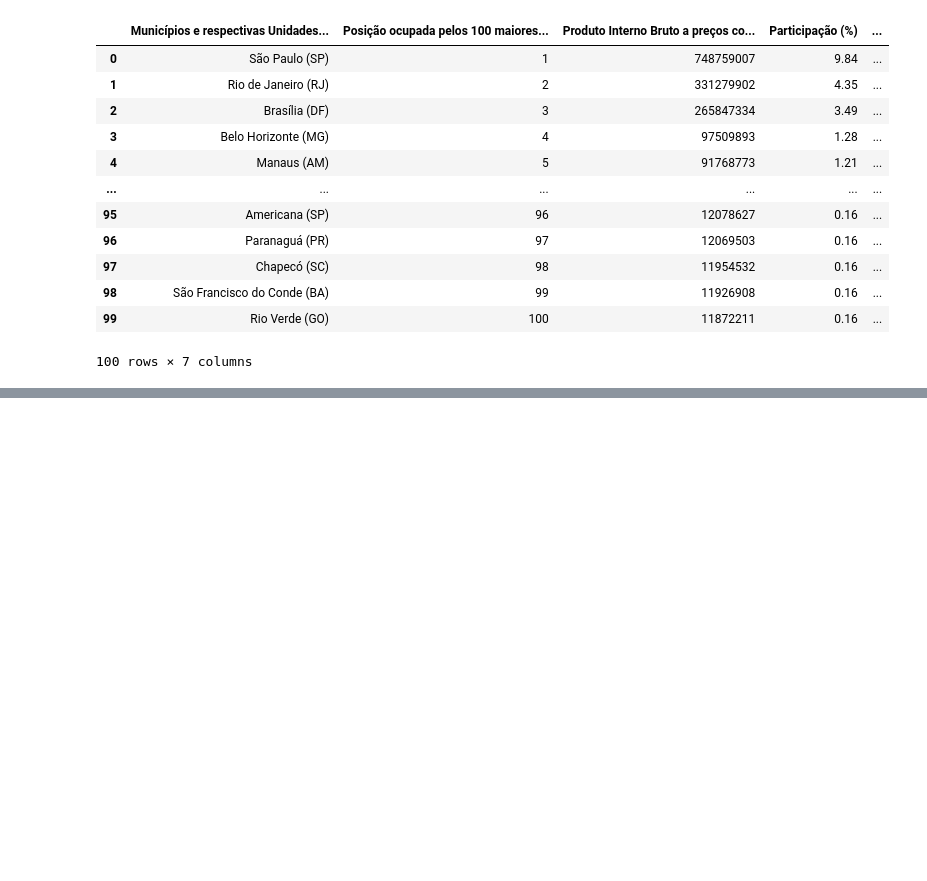
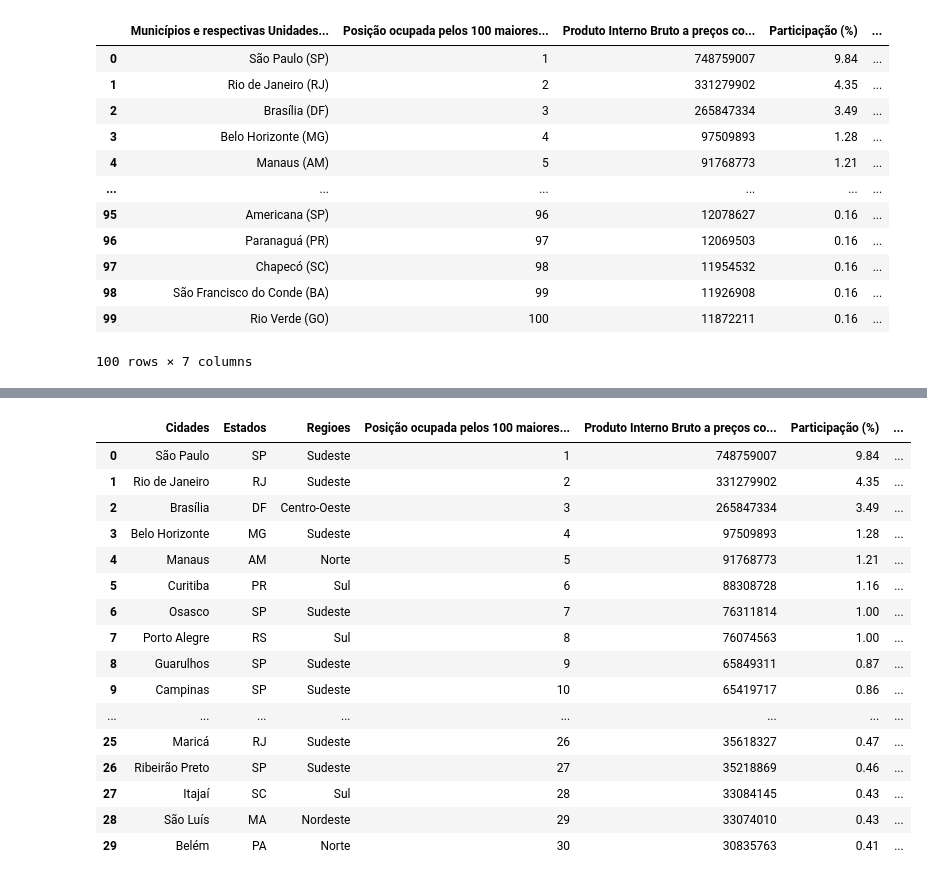
Before and after one commit to RenanVanbasten/EDA-PIB-Municipios-Brasil, a Jupyter notebook: notebooks/eda_pib_municipios.ipynb, the cells around one changed output, grey strips where cells are left out. Saved outputs shown, nothing was run; the diff lists cells and outputs as text; code cells hidden in the pictures; blank space fills up the shorter version.

```diff
--- a/notebooks/eda_pib_municipios.ipynb
+++ b/notebooks/eda_pib_municipios.ipynb
@@ -104,6 +106,20 @@ df
 | 98 | São Francisco do Conde (BA) | 99 | 11926908 | 0.16 | ... |
 | 99 | Rio Verde (GO) | 100 | 11872211 | 0.16 | ... |
 100 rows × 7 columns
+# %%
+# Criando uma coluna para a região do estado.
+
+regioes = {
+    'Norte': ['AC', 'AP', 'AM', 'PA', 'RO', 'RR', 'TO'],
+    'Nordeste': ['AL', 'BA', 'CE', 'MA', 'PB', 'PE', 'PI', 'RN', 'SE'],
+    'Centro-Oeste': ['DF', 'GO', 'MT', 'MS'],
+    'Sudeste': ['ES', 'MG', 'RJ', 'SP'],
+    'Sul': ['PR', 'RS', 'SC']
+}
+
+estado_para_regiao = {estado: regiao for regiao, estados in regioes.items() for estado in estados}
+
+df['Regioes'] = df['Estados'].map(estado_para_regiao)
 # %%
 df.columns
 # %% [output]
@@ -114,9 +131,11 @@ Index(['Municípios e respectivas Unidades da Federação',
       dtype='object')
 # %%
-colunas_ordenadas = ['Cidades', 'Estados']
+# Ordenando as colunas do DataFrame para melhor visualização.
 
-colunas_ordenadas.append('Posição ocupada pelos 100 maiores municípios')
-colunas_ordenadas.append('Produto Interno Bruto a preços correntes (1 000 R$)')
-colunas_ordenadas.append('Participação (%)')
-colunas_ordenadas.append('Participação acumulada (%)')
-colunas_ordenadas
+colunas_ordenadas = ['Cidades', 'Estados', 'Regioes',
+                     'Posição ocupada pelos 100 maiores municípios',
+                     'Produto Interno Bruto a preços correntes (1 000 R$)',
+                     'Participação (%)',
+                     'Participação acumulada (%)']
+
+df = df[colunas_ordenadas]
@@ -147,0 +181,26 @@ df
+# %%
+pib_total_por_regiao_coluna = df.groupby('Regioes')['Produto Interno Bruto a preços correntes (1 000 R$)'].transform('sum')
+pib_total_por_estado_coluna = df.groupby('Estados')['Produto Interno Bruto a preços correntes (1 000 R$)'].transform('sum')
+# %%
+# Calculando e criando a coluna de contribuição do Estado na sua respectiva Região.
+
+df['Contribuicao_Estado_na_Regiao (%)'] = ((pib_total_por_estado_coluna / pib_total_por_regiao_coluna) * 100).round(2)
+df.head(30)
+# %% [output]
+|  | Cidades | Estados | Regioes | Posição ocupada pelos 100 maiores... | Produto Interno Bruto a preços co... | Participação (%) | ... |
+| 0 | São Paulo | SP | Sudeste | 1 | 748759007 | 9.84 | ... |
+| 1 | Rio de Janeiro | RJ | Sudeste | 2 | 331279902 | 4.35 | ... |
+| 2 | Brasília | DF | Centro-Oeste | 3 | 265847334 | 3.49 | ... |
+| 3 | Belo Horizonte | MG | Sudeste | 4 | 97509893 | 1.28 | ... |
+| 4 | Manaus | AM | Norte | 5 | 91768773 | 1.21 | ... |
+| 5 | Curitiba | PR | Sul | 6 | 88308728 | 1.16 | ... |
+| 6 | Osasco | SP | Sudeste | 7 | 76311814 | 1.00 | ... |
+| 7 | Porto Alegre | RS | Sul | 8 | 76074563 | 1.00 | ... |
+| 8 | Guarulhos | SP | Sudeste | 9 | 65849311 | 0.87 | ... |
+| 9 | Campinas | SP | Sudeste | 10 | 65419717 | 0.86 | ... |
+| ... | ... | ... | ... | ... | ... | ... | ... |
+| 25 | Maricá | RJ | Sudeste | 26 | 35618327 | 0.47 | ... |
+| 26 | Ribeirão Preto | SP | Sudeste | 27 | 35218869 | 0.46 | ... |
+| 27 | Itajaí | SC | Sul | 28 | 33084145 | 0.43 | ... |
+| 28 | São Luís | MA | Nordeste | 29 | 33074010 | 0.43 | ... |
+| 29 | Belém | PA | Norte | 30 | 30835763 | 0.41 | ... |
```
Also changed, not shown: parts of 9 cells of this notebook.
